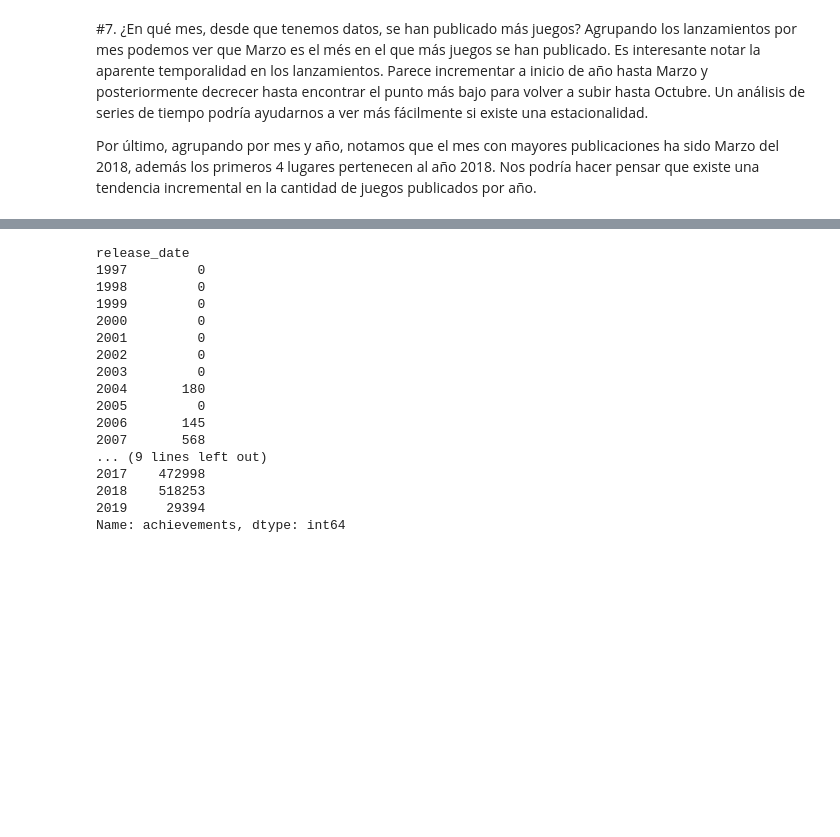
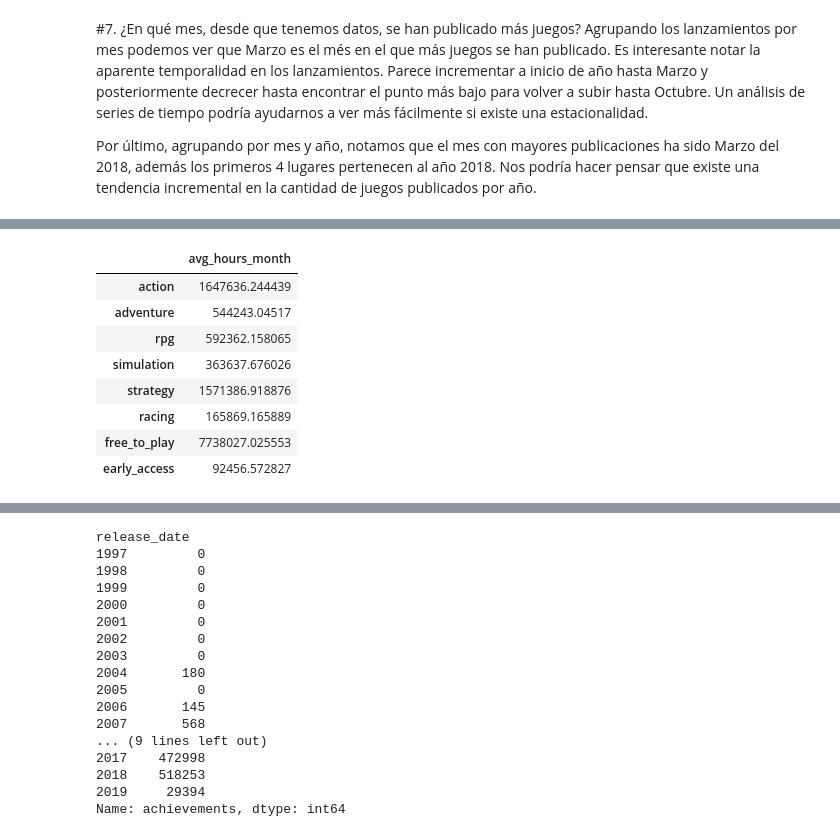
Before and after one commit to Dexinator/steam, a Jupyter notebook: steam.ipynb, the cells around one changed output, grey strips where cells are left out. Cells and saved outputs as stored; diff of their text form; code cells hidden in the pictures; blank space fills up the shorter version.

```diff
--- a/steam.ipynb
+++ b/steam.ipynb
@@ -1016,0 +1071,12 @@ Por último, agrupando por mes y año, notamos que el mes con mayores publicacio
+# %%
+genre_playtime_month
+# %% [output]
+|  | avg_hours_month |
+| action | 1647636.244439 |
+| adventure | 544243.04517 |
+| rpg | 592362.158065 |
+| simulation | 363637.676026 |
+| strategy | 1571386.918876 |
+| racing | 165869.165889 |
+| free_to_play | 7738027.025553 |
+| early_access | 92456.572827 |
```
Also changed, not shown: parts of 10 cells of this notebook.
